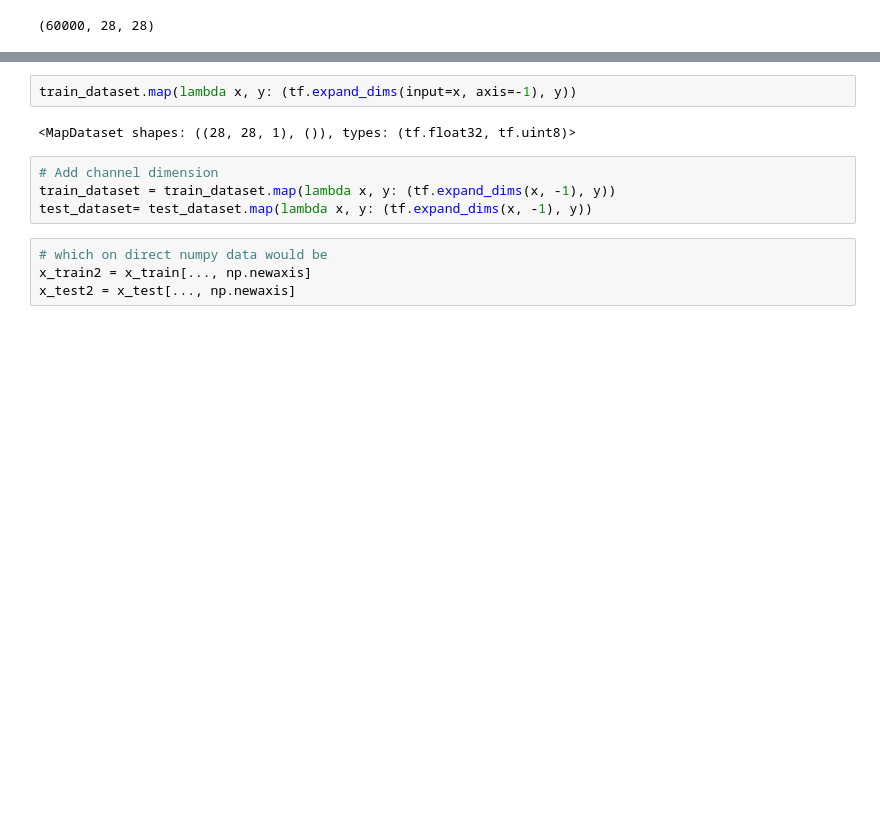
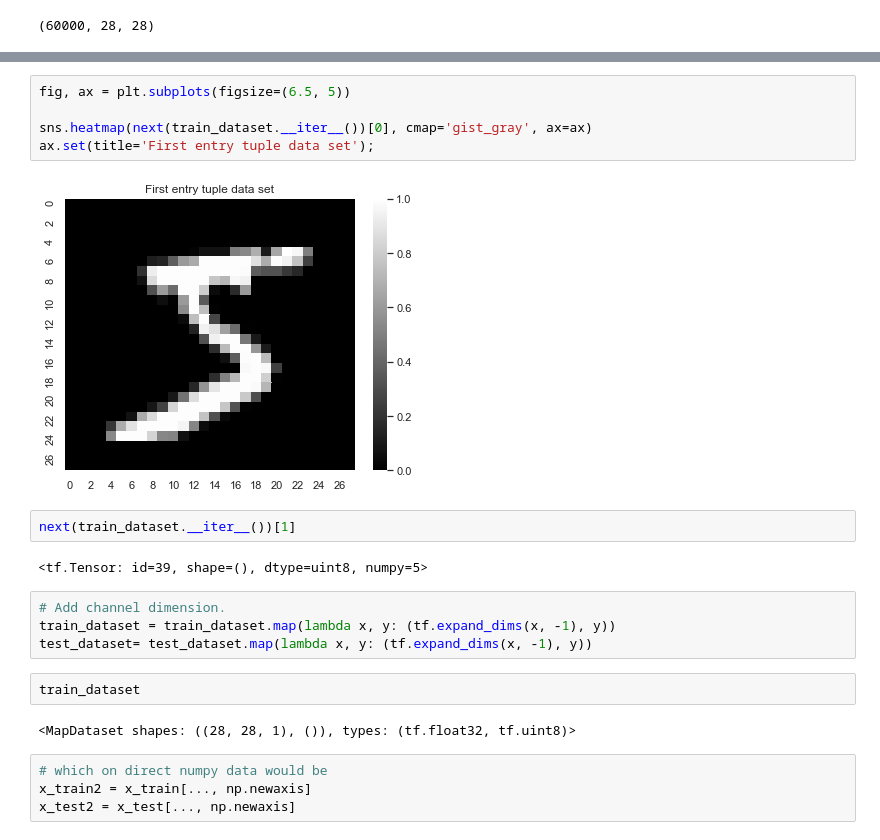
Before and after one commit to juanitorduz/math_deep_learning_summer_school19, a Jupyter notebook: keras/mnist_conv.ipynb, the cells around one changed output, grey strips where cells are left out. Drawn from its saved outputs; the diff is of its cells as text; blank space fills up the shorter version.

```diff
--- a/keras/mnist_conv.ipynb
+++ b/keras/mnist_conv.ipynb
@@ -43,11 +78,22 @@ train_dataset.map(lambda x, y: y )
+# %%
+fig, ax = plt.subplots(figsize=(6.5, 5))
+
+sns.heatmap(next(train_dataset.__iter__())[0], cmap='gist_gray', ax=ax)
+ax.set(title='First entry tuple data set');
+# %% [output]
+[figure, added]
+# %%
+next(train_dataset.__iter__())[1]
+# %% [output]
+<tf.Tensor: id=39, shape=(), dtype=uint8, numpy=5>
 # %%
-train_dataset.map(lambda x, y: (tf.expand_dims(input=x, axis=-1), y))
+# Add channel dimension.
+train_dataset = train_dataset.map(lambda x, y: (tf.expand_dims(x, -1), y))
+test_dataset= test_dataset.map(lambda x, y: (tf.expand_dims(x, -1), y))
-# %% [output]
-<MapDataset shapes: ((28, 28, 1), ()), types: (tf.float32, tf.uint8)>
-# %%
-# Add channel dimension
-train_dataset = train_dataset.map(lambda x, y: (tf.expand_dims(x, -1), y))
-test_dataset= test_dataset.map(lambda x, y: (tf.expand_dims(x, -1), y))
+# %%
+train_dataset
+# %% [output]
+<MapDataset shapes: ((28, 28, 1), ()), types: (tf.float32, tf.uint8)>
 # %%
 # which on direct numpy data would be
 x_train2 = x_train[..., np.newaxis]
```
Also changed, not shown: parts of 31 cells of this notebook.
